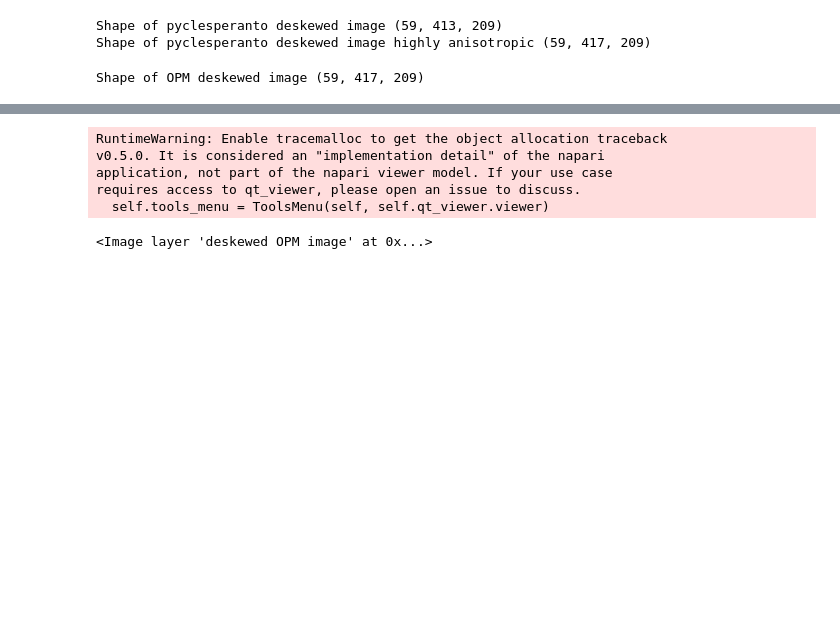
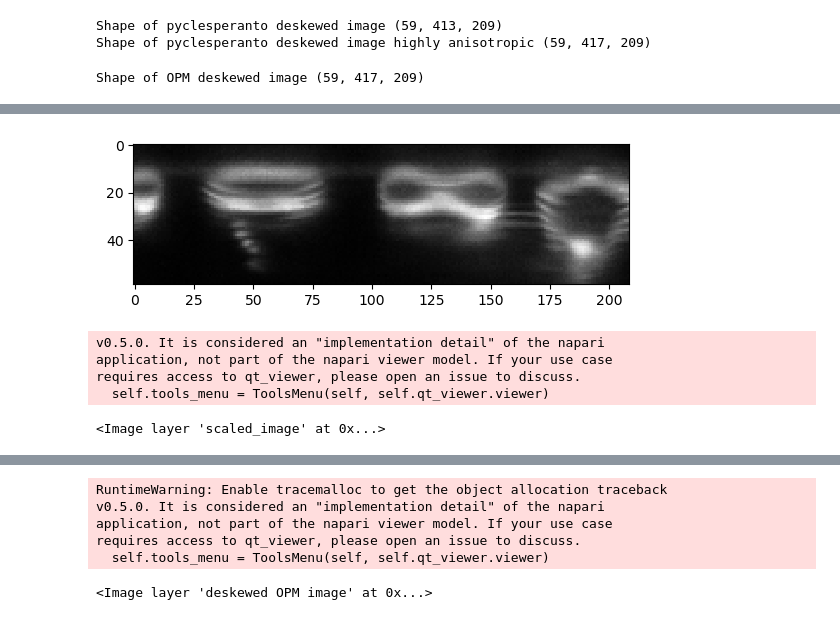
Before and after one commit to BioimageAnalysisCoreWEHI/napari_lattice, a Jupyter notebook: notebooks/deskew_artefact_opm_comparison.ipynb, the cells around one changed output, grey strips where cells are left out. Drawn from its saved outputs; the diff is of its cells as text; code cells hidden in the pictures; blank space fills up the shorter version.

```diff
--- a/notebooks/deskew_artefact_opm_comparison.ipynb
+++ b/notebooks/deskew_artefact_opm_comparison.ipynb
@@ -164,0 +368,15 @@ Shape of OPM deskewed image (59, 417, 209)
+# %%
+cle.imshow(deskewed_2[:,200])
+# %% [output]
+[figure, added]
+# %%
+import napari
+
+viewer = napari.Viewer()
+viewer.add_image(scaled_image)
+# %% [output]
+v0.5.0. It is considered an "implementation detail" of the napari
+application, not part of the napari viewer model. If your use case
+requires access to qt_viewer, please open an issue to discuss.
+  self.tools_menu = ToolsMenu(self, self.qt_viewer.viewer)
+<Image layer 'scaled_image' at 0x...>
```
Also changed, not shown: parts of 14 cells of this notebook, 3 other files.
